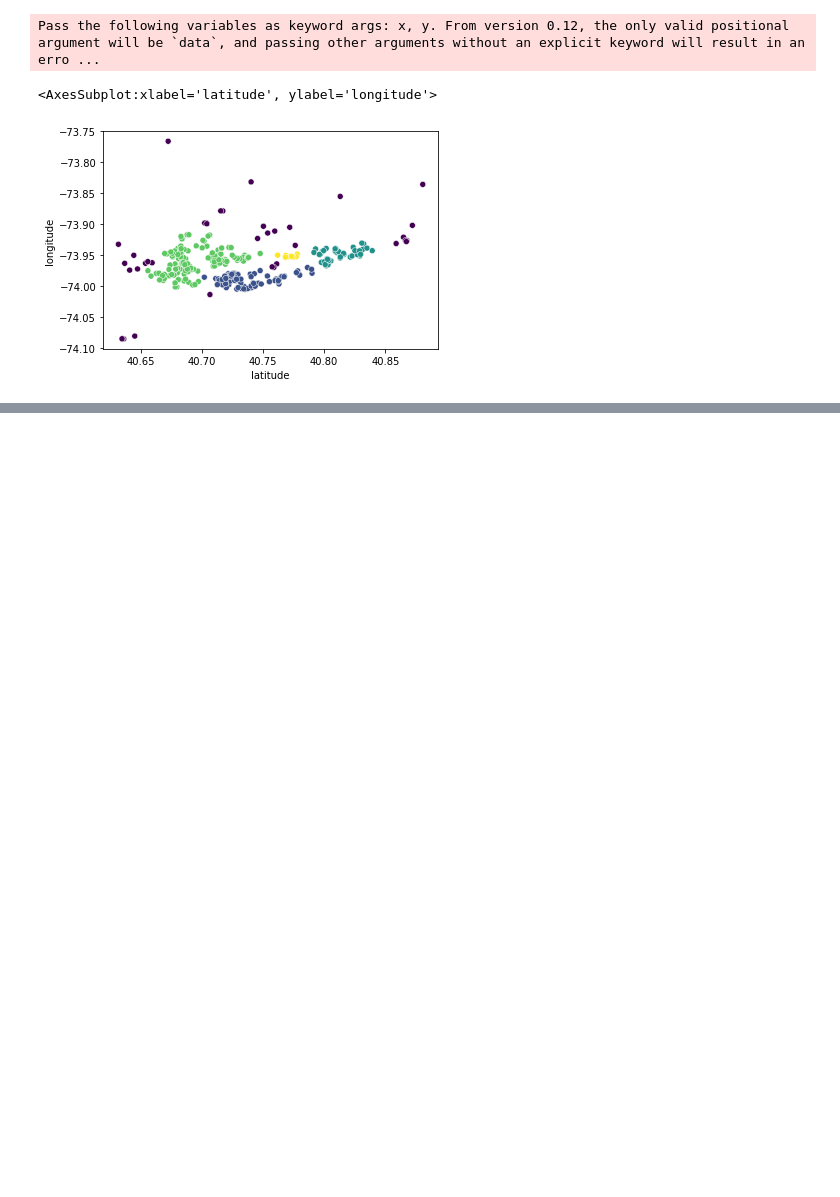
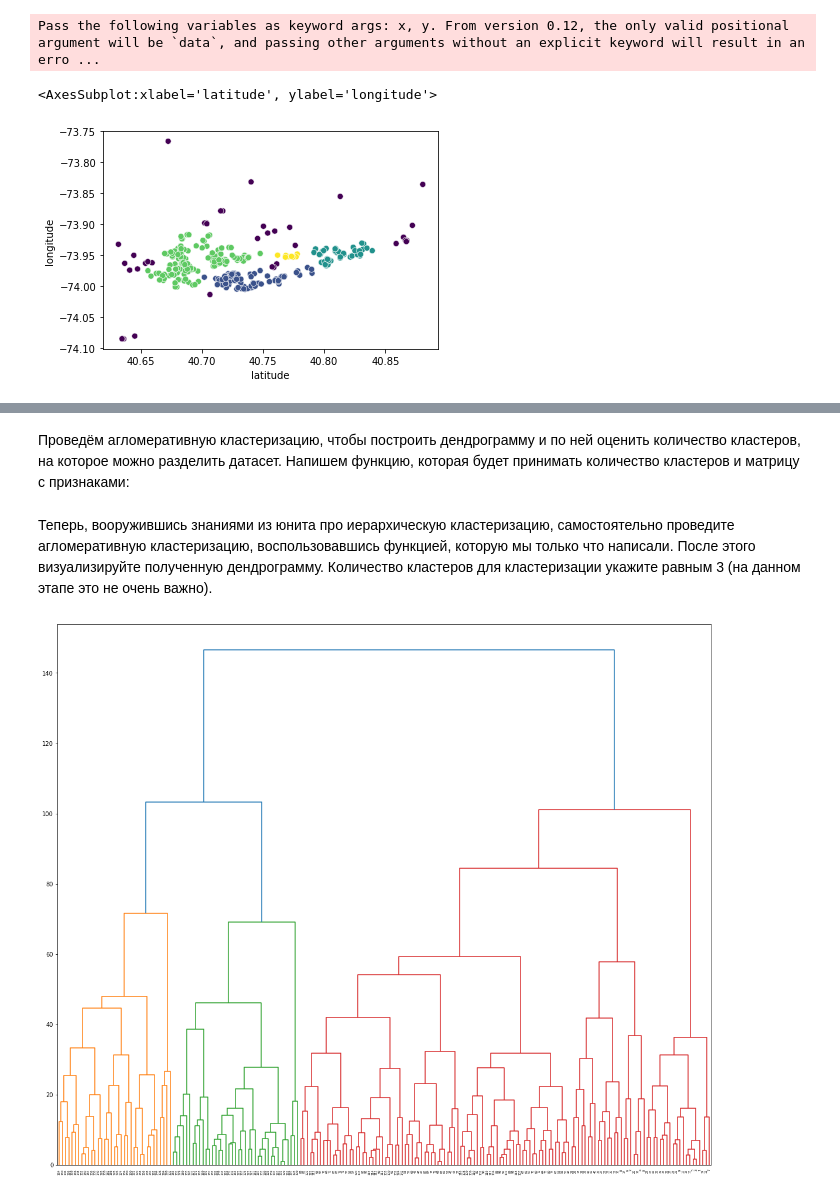
Before and after one commit to meDoLIF/sf_data_science, a Jupyter notebook: Trainig/ML-4. Обучение без учителя - кластеризация и техники понижения размерности/ML - 4 без учителя Pugach.ipynb, the cells around one changed output, grey strips where cells are left out. Saved outputs shown, nothing was run; the diff lists cells and outputs as text; code cells hidden in the pictures; blank space fills up the shorter version.

```diff
--- a/Trainig/ML-4. Обучение без учителя - кластеризация и техники понижения размерности/ML - 4 без учителя Pugach.ipynb
+++ b/Trainig/ML-4. Обучение без учителя - кластеризация и техники понижения размерности/ML - 4 без учителя Pugach.ipynb
@@ -895,0 +1070,9 @@ Pass the following variables as keyword args: x, y. From version 0.12, the only
+# %%
+# импортируем библиотеки для работы с данными
+import pandas as pd
+from sklearn import preprocessing
+
+# загрузим данные
+df = pd.read_csv("data/segmented_customers.csv")
+# посмотрим на данные
+df.head()
@@ -895,0 +1145,2 @@ Pass the following variables as keyword args: x, y. From version 0.12, the only
+# %%
+X = df[['age', 'annual_income', 'spending_score']]
@@ -895,0 +1206,39 @@ Pass the following variables as keyword args: x, y. From version 0.12, the only
+# %% [markdown]
+Проведём агломеративную кластеризацию, чтобы построить дендрограмму и по ней оценить количество кластеров, на которое можно разделить датасет. Напишем функцию, которая будет принимать количество кластеров и матрицу с признаками:
+# %%
+# импортируем алгомеративную кластеризацию из sklearn
+from sklearn.cluster import AgglomerativeClustering
+
+# напишем функцию, которая будет проводить алгомеративную кластеризацию
+# на вход она будет принимать X — матрицу с признаками для кластеризации и n_clusters — количество кластеров,
+# на выходе будет возвращать список с номерами кластеров
+def get_aggl_clustering(X, n_clusters):
+    # запустим агломеративную кластеризацию
+    agglomerative_clustering = AgglomerativeClustering(n_clusters=n_clusters, linkage='ward')
+    # обучим модель агломеративной кластеризации
+    agglomerative_clustering.fit(X)
+    # получим список c информацией, к какому кластеру относятся объекты
+    aggl_prediction = agglomerative_clustering.labels_
+    # вернём список с результатами
+    return aggl_prediction
+# %% [markdown]
+Теперь, вооружившись знаниями из юнита про иерархическую кластеризацию, самостоятельно проведите агломеративную кластеризацию, воспользовавшись функцией, которую мы только что написали. После этого визуализируйте полученную дендрограмму. Количество кластеров для кластеризации укажите равным 3 (на данном этапе это не очень важно).
+# %%
+aggl = get_aggl_clustering(X,3)
+
+from scipy.cluster.hierarchy import dendrogram, linkage
+from matplotlib import pyplot as pyplot
+
+linked = linkage(X, 'complete')
+
+plt.figure(figsize=(20,17))
+
+dendrogram(
+    Z = linked,
+    orientation= 'top',
+    distance_sort='descending'
+)
+
+plt.show()
+# %% [output]
+[figure, added]
```
Also changed, not shown: parts of 72 cells of this notebook, 3 other files.
